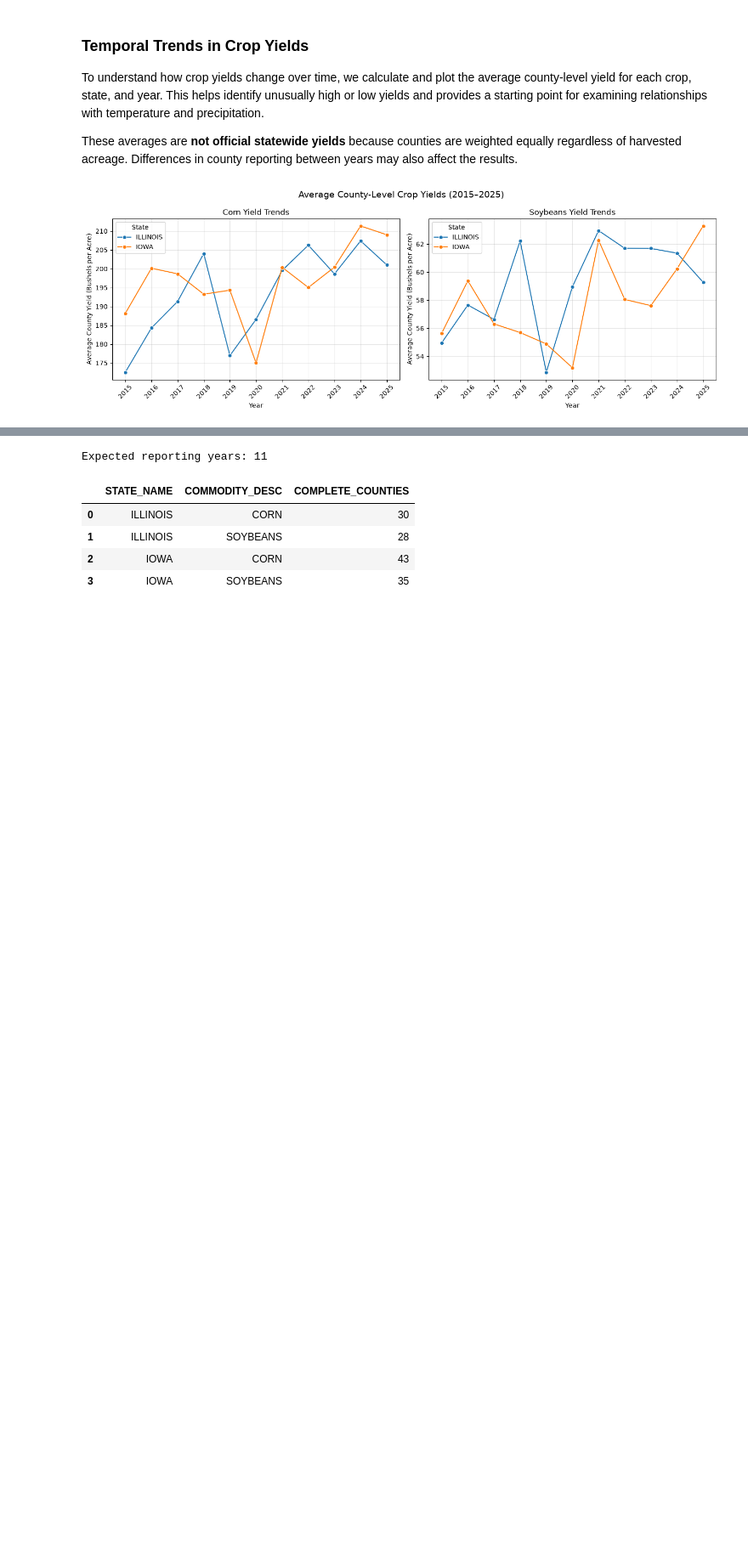
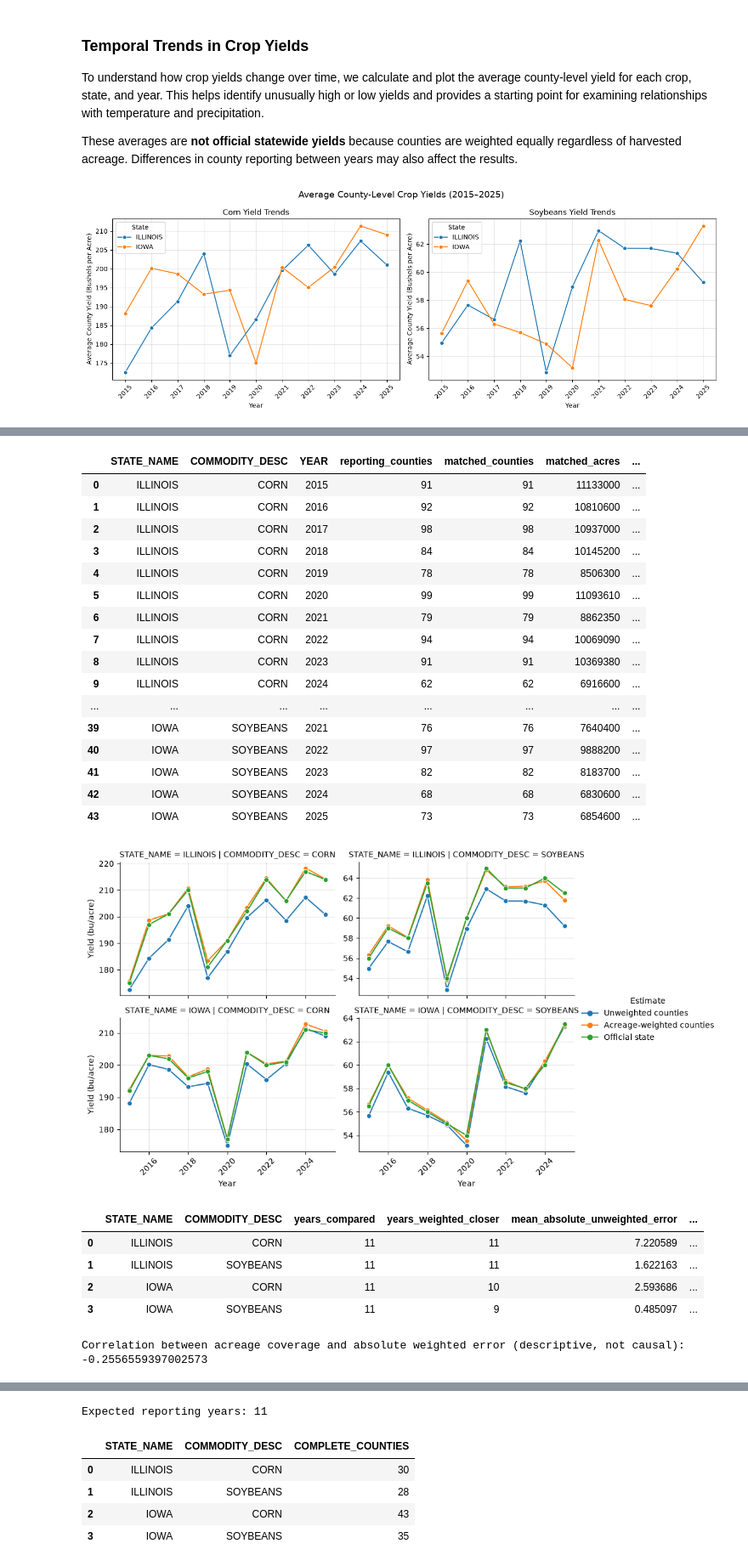
Before and after one commit to transCoderJen/agricultural-climate-analysis, a Jupyter notebook: 01_USDA_Crop_Data_Exploration.ipynb, the cells around one changed output, grey strips where cells are left out. Shown at 85% size. Drawn from its saved outputs; the diff is of its cells as text; code cells hidden in the pictures; blank space fills up the shorter version.

Commit message:
feat: add weighted yields, coverage metrics, and irrigation data investigation

```diff
--- a/01_USDA_Crop_Data_Exploration.ipynb
+++ b/01_USDA_Crop_Data_Exploration.ipynb
@@ -946,29 +945,0 @@ county_coverage = (
-# %%
-# Visualize county reporting coverage by crop and state
-g = sns.relplot(
-    data=county_coverage,
-    x="YEAR",
-    y="reporting_counties",
-    hue="STATE_NAME",
-    col="COMMODITY_DESC",
-    kind="line",
-    marker="o",
-    facet_kws={"sharey": True},
-    height=4.5,
-    aspect=1.3
-)
-
-g.set_axis_labels("Year", "Number of Reporting Counties")
-g.set_titles("{col_name}")
-g.fig.suptitle(
-    f"County Reporting Coverage by Crop and State "
-    f"({STUDY_CONFIG['start_year']}–{STUDY_CONFIG['end_year']})",
-    y=1.05
-)
-
-for ax in g.axes.flat:
-    ax.set_xticks(sorted(county_coverage["YEAR"].unique()))
-    ax.tick_params(axis="x", rotation=45)
-    ax.grid(alpha=0.3)
-
-plt.show()
@@ -984,0 +950,42 @@ This matters because changes in which counties report data may influence average
+# %%
+yield_comparison = phase1_annual[["STATE_NAME", "COMMODITY_DESC", "YEAR", "reporting_counties", "matched_counties", "matched_acres", "unweighted_yield", "matched_unweighted_yield", "weighted_yield", "STATE_YIELD", "unweighted_difference", "weighted_difference", "coverage_pct", "acreage_coverage_pct"]].copy()
+display(yield_comparison)
+trend_long = yield_comparison.melt(id_vars=["STATE_NAME", "COMMODITY_DESC", "YEAR"], value_vars=["unweighted_yield", "weighted_yield", "STATE_YIELD"], var_name="Estimate", value_name="Yield")
+trend_long["Estimate"] = trend_long["Estimate"].map({"unweighted_yield": "Unweighted counties", "weighted_yield": "Acreage-weighted counties", "STATE_YIELD": "Official state"})
+g = sns.relplot(data=trend_long, x="YEAR", y="Yield", hue="Estimate", row="STATE_NAME", col="COMMODITY_DESC", kind="line", marker="o", height=3, aspect=1.5, facet_kws={"sharey": False})
+g.set_axis_labels("Year", "Yield (bu/acre)")
+for ax in g.axes.flat:
+    ax.tick_params(axis="x", rotation=45)
+    ax.grid(alpha=0.3)
+plt.show()
+investigation = phase1_annual.dropna(subset=["STATE_YIELD", "weighted_yield", "unweighted_yield"]).copy()
+investigation["weighted_closer"] = investigation["weighted_difference"].abs() < investigation["unweighted_difference"].abs()
+display(investigation.groupby(["STATE_NAME", "COMMODITY_DESC"]).agg(years_compared=("YEAR", "size"), years_weighted_closer=("weighted_closer", "sum"), mean_absolute_unweighted_error=("unweighted_difference", lambda s: s.abs().mean()), mean_absolute_weighted_error=("weighted_difference", lambda s: s.abs().mean()), mean_county_coverage=("coverage_pct", "mean"), mean_acreage_coverage=("acreage_coverage_pct", "mean")).reset_index())
+print("Correlation between acreage coverage and absolute weighted error (descriptive, not causal):")
+print(investigation["acreage_coverage_pct"].corr(investigation["weighted_difference"].abs()))
+# %% [output]
+|  | STATE_NAME | COMMODITY_DESC | YEAR | reporting_counties | matched_counties | matched_acres | ... |
+| 0 | ILLINOIS | CORN | 2015 | 91 | 91 | 11133000 | ... |
+| 1 | ILLINOIS | CORN | 2016 | 92 | 92 | 10810600 | ... |
+| 2 | ILLINOIS | CORN | 2017 | 98 | 98 | 10937000 | ... |
+| 3 | ILLINOIS | CORN | 2018 | 84 | 84 | 10145200 | ... |
+| 4 | ILLINOIS | CORN | 2019 | 78 | 78 | 8506300 | ... |
+| 5 | ILLINOIS | CORN | 2020 | 99 | 99 | 11093610 | ... |
+| 6 | ILLINOIS | CORN | 2021 | 79 | 79 | 8862350 | ... |
+| 7 | ILLINOIS | CORN | 2022 | 94 | 94 | 10069090 | ... |
+| 8 | ILLINOIS | CORN | 2023 | 91 | 91 | 10369380 | ... |
+| 9 | ILLINOIS | CORN | 2024 | 62 | 62 | 6916600 | ... |
+| ... | ... | ... | ... | ... | ... | ... | ... |
+| 39 | IOWA | SOYBEANS | 2021 | 76 | 76 | 7640400 | ... |
+| 40 | IOWA | SOYBEANS | 2022 | 97 | 97 | 9888200 | ... |
+| 41 | IOWA | SOYBEANS | 2023 | 82 | 82 | 8183700 | ... |
+| 42 | IOWA | SOYBEANS | 2024 | 68 | 68 | 6830600 | ... |
+| 43 | IOWA | SOYBEANS | 2025 | 73 | 73 | 6854600 | ... |
+[figure, added]
+|  | STATE_NAME | COMMODITY_DESC | years_compared | years_weighted_closer | mean_absolute_unweighted_error | ... |
+| 0 | ILLINOIS | CORN | 11 | 11 | 7.220589 | ... |
+| 1 | ILLINOIS | SOYBEANS | 11 | 11 | 1.622163 | ... |
+| 2 | IOWA | CORN | 11 | 10 | 2.593686 | ... |
+| 3 | IOWA | SOYBEANS | 11 | 9 | 0.485097 | ... |
+Correlation between acreage coverage and absolute weighted error (descriptive, not causal):
+-0.2556559397002573
```
Also changed, not shown: parts of 20 cells of this notebook, 1 other file.
